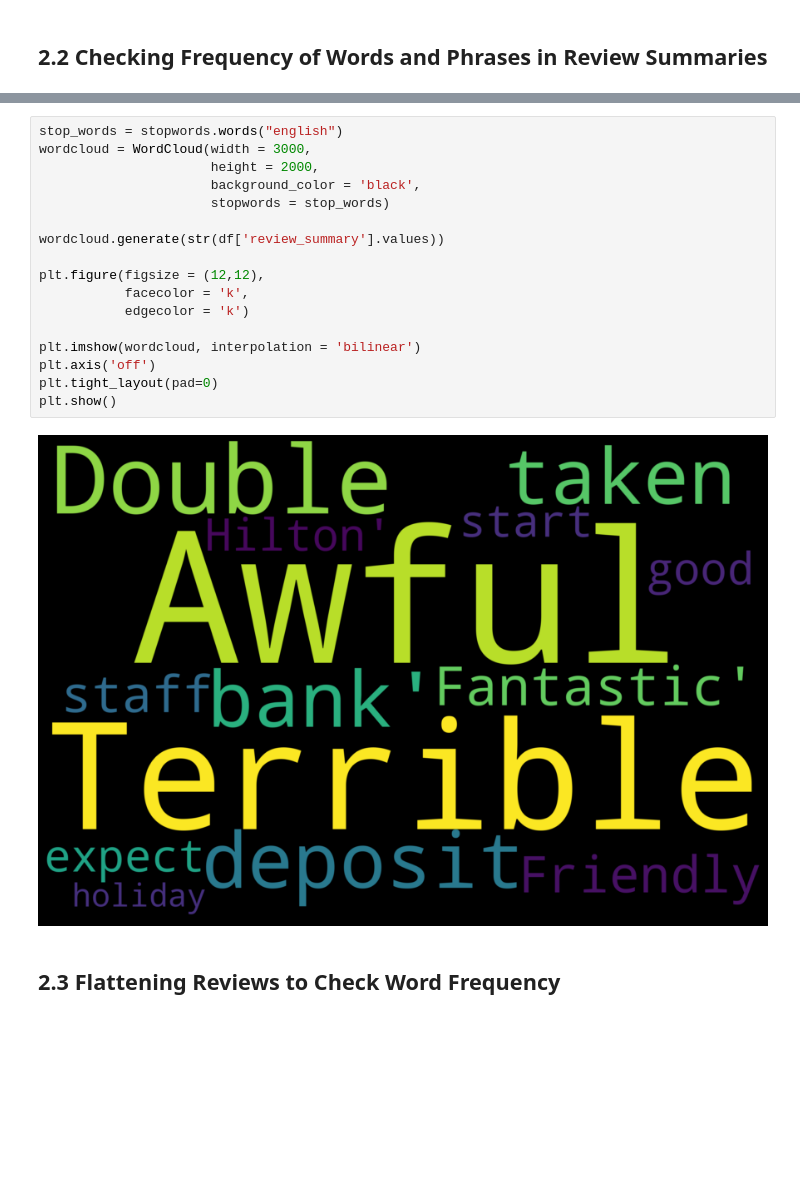
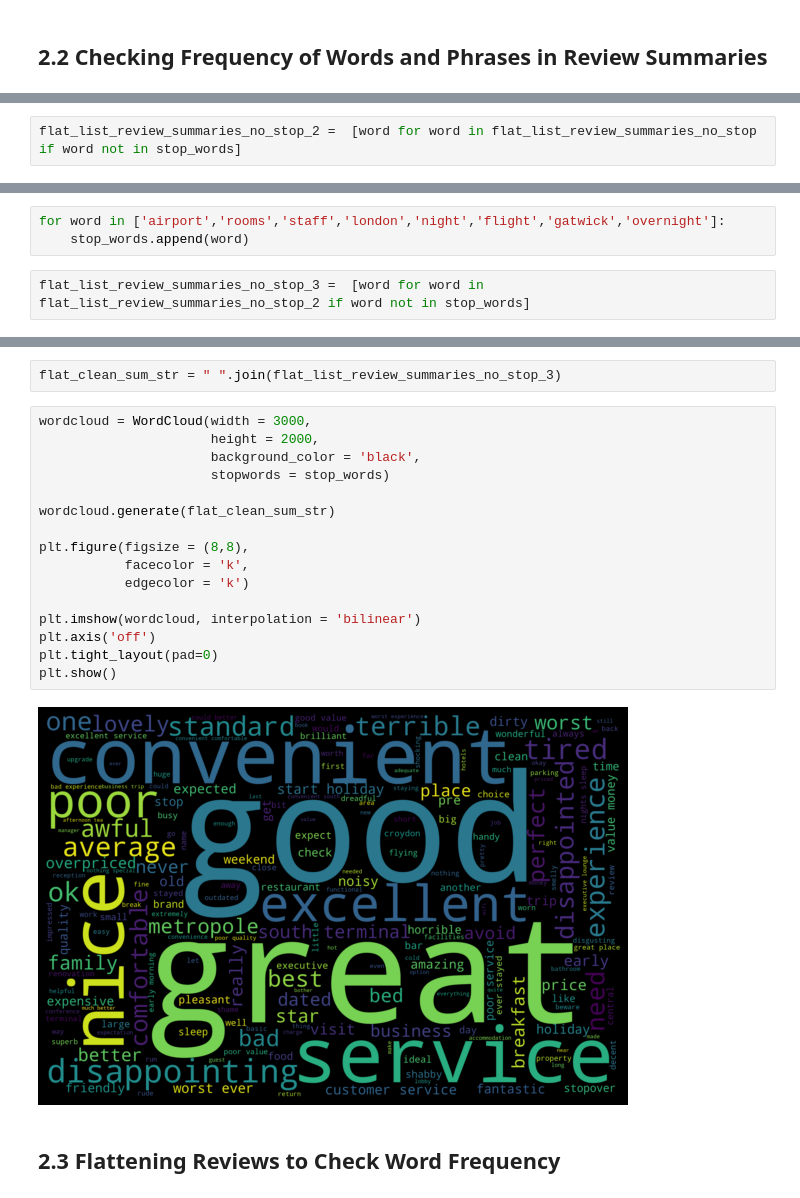
Before and after one commit to awesomeahi95/Hotel_Review_NLP, a Jupyter notebook: 2.Further_EDA_and_Preprocessing.ipynb, the cells around one changed output, grey strips where cells are left out. Drawn from its saved outputs; the diff is of its cells as text; blank space fills up the shorter version.

```diff
--- a/2.Further_EDA_and_Preprocessing.ipynb
+++ b/2.Further_EDA_and_Preprocessing.ipynb
@@ -43,0 +60,2 @@ plt.show()
+# %%
+flat_list_review_summaries_no_stop_2 =  [word for word in flat_list_review_summaries_no_stop if word not in stop_words]
@@ -43,0 +68,5 @@ plt.show()
+# %%
+for word in ['airport','rooms','staff','london','night','flight','gatwick','overnight']:
+    stop_words.append(word)
+# %%
+flat_list_review_summaries_no_stop_3 =  [word for word in flat_list_review_summaries_no_stop_2 if word not in stop_words]
@@ -44,22 +79,23 @@ plt.show()
+# %%
+flat_clean_sum_str = " ".join(flat_list_review_summaries_no_stop_3)
 # %%
-stop_words = stopwords.words("english")
 wordcloud = WordCloud(width = 3000,
                       height = 2000,
                       background_color = 'black',
                       stopwords = stop_words)
 
-wordcloud.generate(str(df['review_summary'].values))
+wordcloud.generate(flat_clean_sum_str)
 
-plt.figure(figsize = (12,12),
+plt.figure(figsize = (8,8),
            facecolor = 'k',
            edgecolor = 'k')
 
 plt.imshow(wordcloud, interpolation = 'bilinear')
 plt.axis('off')
 plt.tight_layout(pad=0)
 plt.show()
 # %% [output]
-[figure, old version]
+[figure, new version]
 # %% [markdown]
 ## 2.3 Flattening Reviews to Check Word Frequency
 # %%
```
Also changed, not shown: parts of 34 cells of this notebook, 13 other files.
